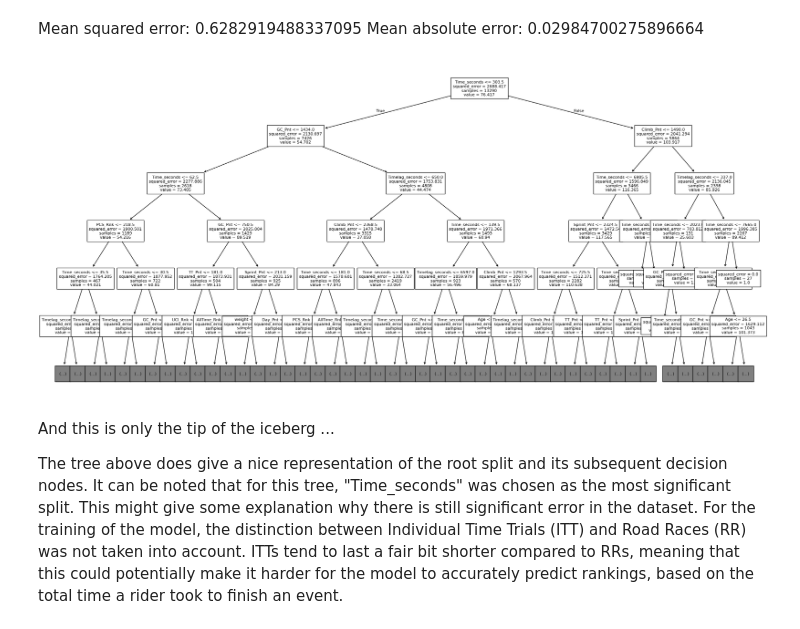
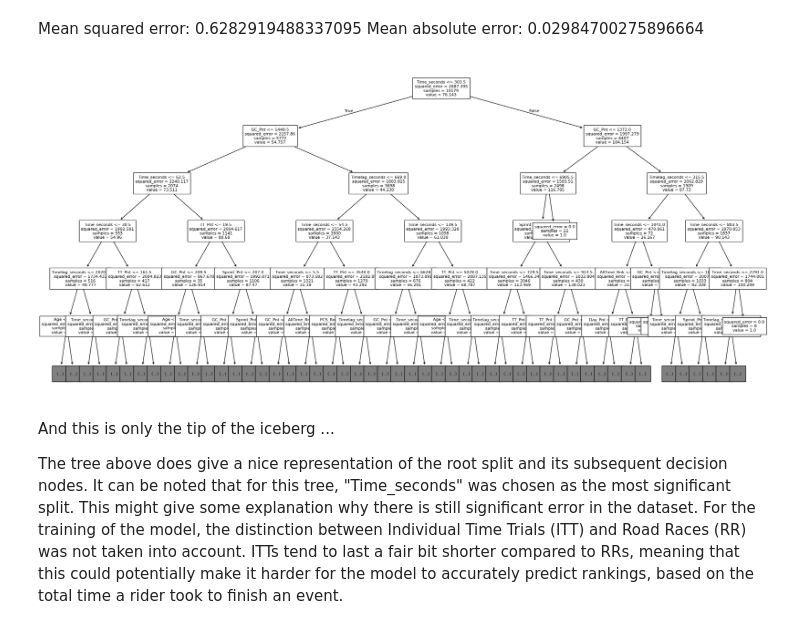
Before and after one commit to thmaz/DatSci_PI7-1, a Jupyter notebook: pi7-3.ipynb, the cells around one changed output. Drawn from its saved outputs; the diff is of its cells as text; code cells hidden in the pictures.

```diff
--- a/pi7-3.ipynb
+++ b/pi7-3.ipynb
@@ -434,20 +434,18 @@ X_train, X_test, y_train, y_test = train_test_split(X_clean, y_clean, random_sta
 from sklearn.tree import DecisionTreeRegressor, plot_tree
 import matplotlib.pyplot as plt
 
-dtr = DecisionTreeRegressor().fit(X_clean, y_clean)
+dtr = DecisionTreeRegressor().fit(X_train, y_train)
 
-y_pred = dtr.predict(X_test)
+dtr_pred_y = dtr.predict(X_test)
 # %% [markdown]
 Mean squared error:  0.6282919488337095
  Mean absolute error:  0.02984700275896664
 # %%
-feature_names = df_ml.columns[1:16].tolist()
-
 plt.figure(figsize=(25,12))
 plot_tree(dtr, fontsize=8, max_depth=5, feature_names=X.columns)
 plt.show()
 # %% [output]
-[figure, old version]
+[figure, new version]
 # %% [markdown]
 And this is only the tip of the iceberg ...
 
```
Also changed, not shown: parts of 11 cells of this notebook.
